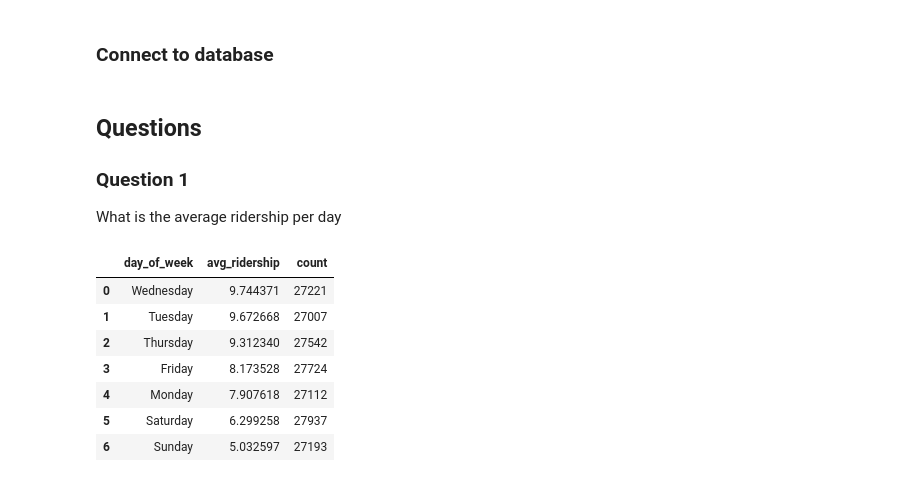
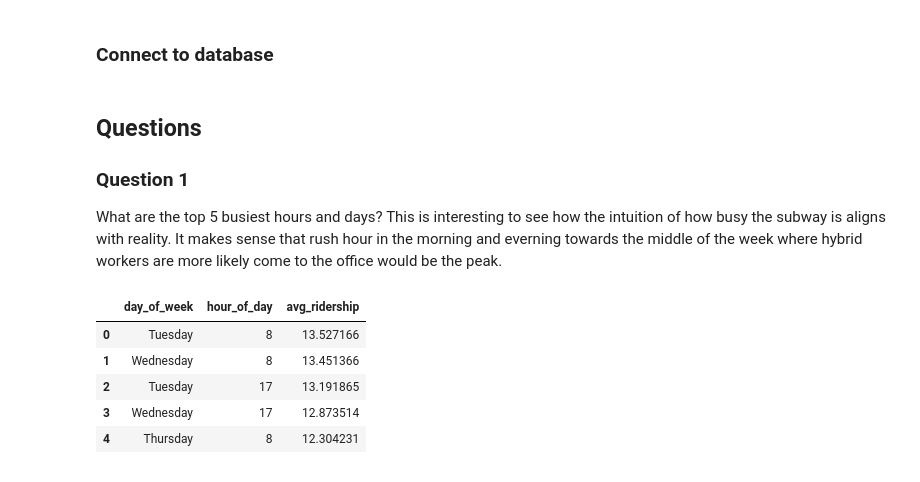
Before and after one commit to PaulCMurdoch/NYCTransit, a Jupyter notebook: analysis.ipynb, the cells around one changed output. Cells and saved outputs as stored; diff of their text form; code cells hidden in the pictures.

```diff
--- a/analysis.ipynb
+++ b/analysis.ipynb
@@ -12,24 +13,24 @@ conn = sqlite3.connect("./data/omny.db")
 # %% [markdown]
 ## Questions
 ### Question 1
-What is the average ridership per day
+What are the top 5 busiest hours and days?
+This is interesting to see how the intuition of how busy the subway is aligns with reality. It makes sense that rush hour in the morning and everning towards the middle of the week where hybrid workers are more likely come to the office would be the peak.
 # %%
 query = """
-SELECT day_of_week,avg(est_avg_ridership) as avg_ridership, count(day_of_week) as count
+SELECT day_of_week, hour_of_day, avg(est_avg_ridership) as avg_ridership
 FROM RIDERSHIP
-group by day_of_week
-order by avg_ridership desc;
+group by day_of_week, hour_of_day
+order by avg_ridership desc
+limit 5;
 """
 
 df = pd.read_sql_query(query, conn)
 
 df
 # %% [output]
-|  | day_of_week | avg_ridership | count |
-| 0 | Wednesday | 9.744371 | 27221 |
-| 1 | Tuesday | 9.672668 | 27007 |
-| 2 | Thursday | 9.312340 | 27542 |
-| 3 | Friday | 8.173528 | 27724 |
-| 4 | Monday | 7.907618 | 27112 |
-| 5 | Saturday | 6.299258 | 27937 |
-| 6 | Sunday | 5.032597 | 27193 |
+|  | day_of_week | hour_of_day | avg_ridership |
+| 0 | Tuesday | 8 | 13.527166 |
+| 1 | Wednesday | 8 | 13.451366 |
+| 2 | Tuesday | 17 | 13.191865 |
+| 3 | Wednesday | 17 | 12.873514 |
+| 4 | Thursday | 8 | 12.304231 |
```
Also changed, not shown: parts of 8 cells of this notebook.
